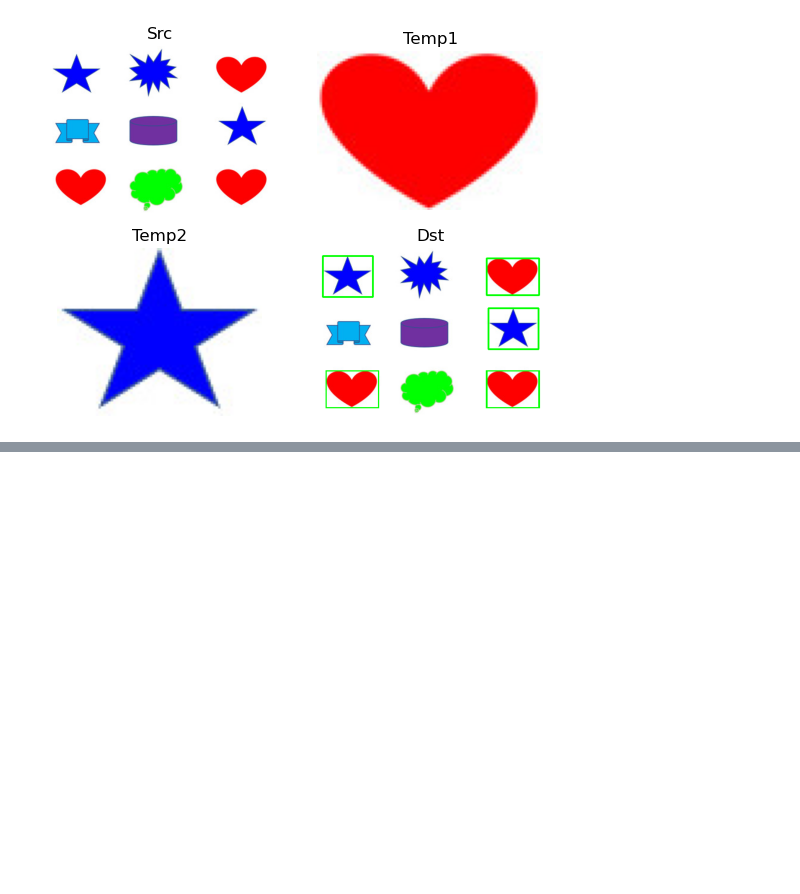
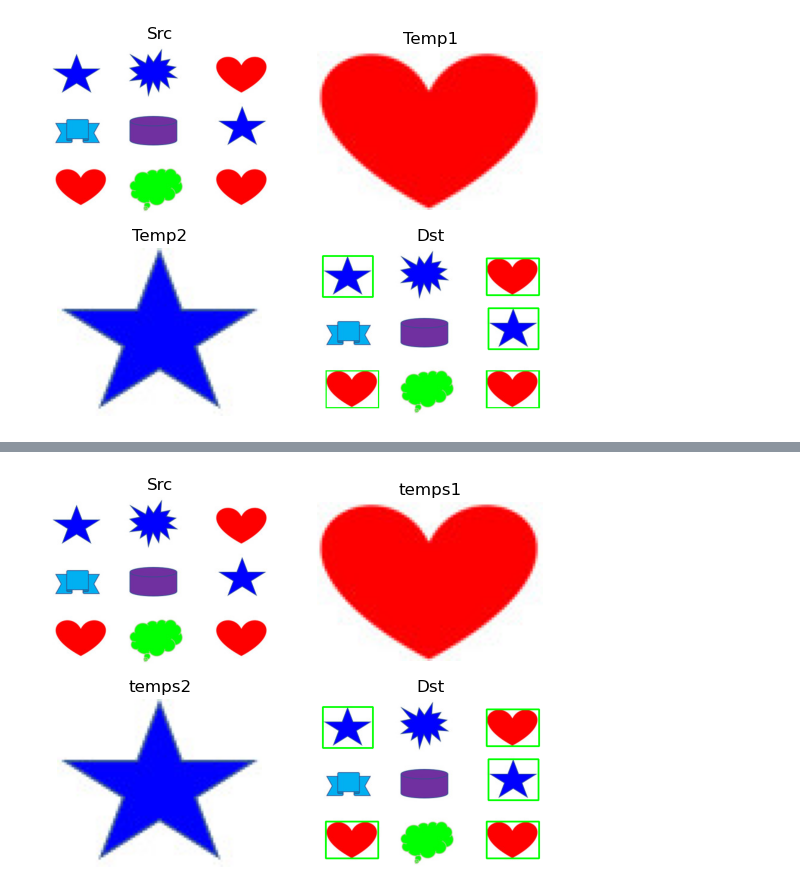
Before and after one commit to AnnaCheng58796907/yzu_CV, a Jupyter notebook: lesson14/lesson14_2.ipynb, the cells around one changed output, grey strips where cells are left out. Cells and saved outputs as stored; diff of their text form; code cells hidden in the pictures; blank space fills up the shorter version.

```diff
--- a/lesson14/lesson14_2.ipynb
+++ b/lesson14/lesson14_2.ipynb
@@ -100,0 +101,53 @@ cv2.destroyAllWindows()
+# %%
+# 多模板匹配 + 非極大值抑制
+# NMSBoxes(),有匹配大於thr數值的功能，取消np的比對。
+import cv2
+import matplotlib.pyplot as plt
+
+def myMatch(image, tmp, thr=0.95, nms_iou=0.3):
+    h, w = tmp.shape[:2]
+    result = cv2.matchTemplate(image, tmp, cv2.TM_CCOEFF_NORMED)
+    # 取出所有高於門檻的點
+    boxes, scores = [], []
+    for x in range(result.shape[1]):
+        for y in range(result.shape[0]):
+            boxes.append([int(x), int(y), int(w), int(h)]) # x, y, width, height
+            scores.append(float(result[y, x]))
+    # 沒找到就回傳空
+    if not boxes:
+        return []
+    # NMS：只保留不重疊（或低重疊）的高分框
+    indices = cv2.dnn.NMSBoxes(
+        boxes, scores, score_threshold=thr, nms_threshold=nms_iou)
+    final = []
+    if len(indices) > 0:
+        for i in indices.flatten():
+            x, y, bw, bh = boxes[i]
+            final.append(((x, y), (x + bw, y + bh)))
+    return final
+src = cv2.imread("mutishapes1.jpg")
+plt.subplot(221)
+plt.imshow(cv2.cvtColor(src, cv2.COLOR_BGR2RGB))
+plt.title('Src')
+plt.axis('off')
+temps = [cv2.imread("heart1.jpg"), cv2.imread("star.jpg")]
+for i in range(len(temps)):
+    plots = 222 + i
+    plt.subplot(plots)
+    plt.imshow(cv2.cvtColor(temps[i], cv2.COLOR_BGR2RGB))
+    plt.title(f'temps{i+1}')
+    plt.axis('off')
+match = []
+for t in temps:
+    match += myMatch(src, t, thr=0.95, nms_iou=0.3) # IoU門檻0.3~0.5
+for pt1, pt2 in match:
+    cv2.rectangle(src, pt1, pt2, (0, 255, 0), 2)
+cv2.imshow("Dst", src)
+plt.subplot(224)
+plt.imshow(cv2.cvtColor(src, cv2.COLOR_BGR2RGB))
+plt.title('Dst')
+plt.axis('off')
+cv2.waitKey(0)
+cv2.destroyAllWindows()
+# %% [output]
+[figure, added]
```
Also changed, not shown: parts of 1 cell of this notebook, 1 other file.
